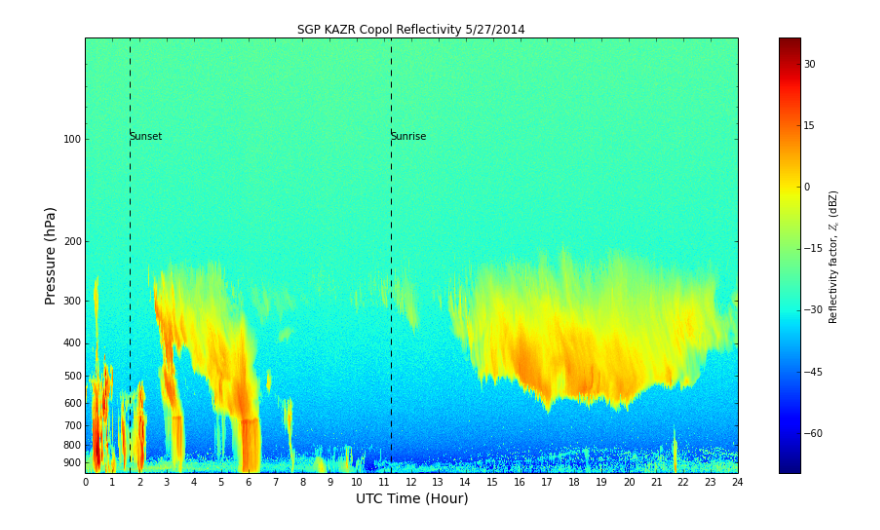
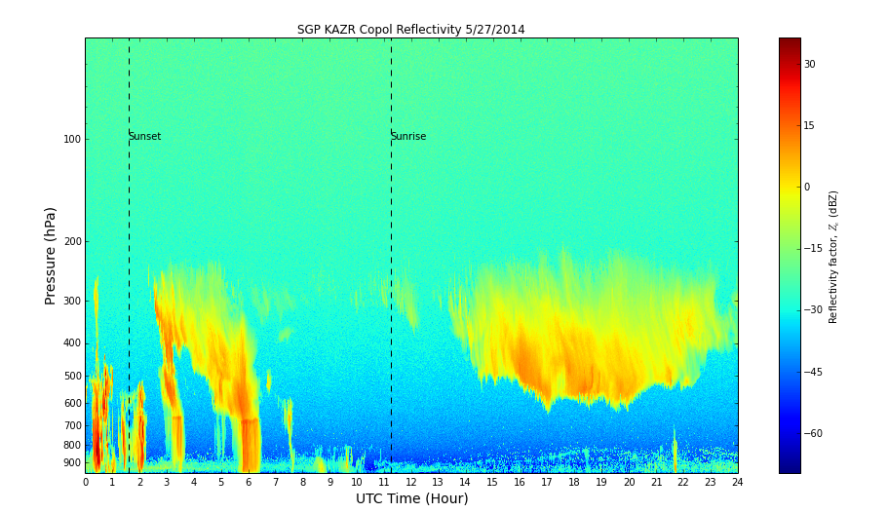
Before and after one commit to EVS-ATMOS/HRRR, a Jupyter notebook: notebooks/NetCDF Final Figure Template.ipynb, the cells around one changed output. Cells and saved outputs as stored; diff of their text form; code cells hidden in the pictures.

Commit message:
Added get_sun to final figure template

```diff
--- a/notebooks/NetCDF Final Figure Template.ipynb
+++ b/notebooks/NetCDF Final Figure Template.ipynb
@@ -10,3 +1,22 @@ from matplotlib.ticker import MultipleLocator, FormatStrFormatter
+# %%
+import numpy as np
+from scipy.io import netcdf
+import pyhrrr
+import datetime
+import matplotlib as mpl
+import matplotlib.pyplot as plt
+from matplotlib.ticker import MultipleLocator, FormatStrFormatter
+
+# Gather files and capture date
+radar = 'sgpkazrgeC1.a1.20140527.000002.cdf'
+sounding = 'sgpsondewnpnC1.b1.20140527.052800.custom.cdf'
+year = int(radar[15:19])
+month = int(radar[19:21])
+day = int(radar[21:23])
+f = netcdf.netcdf_file(string, 'r')
+s = netcdf.netcdf_file(sounding, 'r')
+
+%matplotlib inline
 # %%
 #Define Radar and Sounding Heights and Pressure
 psnd = s.variables['pres'][:]
@@ -16,6 +26,12 @@ prdr = []
 
 #Interpolation of radar pressure from the balloon sounding data
 prdr = np.interp(hrdr,hsnd,psnd)
+# %%
+#Use 'get_sun' function to find decimal UTC time for sunrise and sunset
+date = datetime.datetime(year,month,day)
+x = pyhrrr.get_sun(date = date,timeshift = 0)
+trise = x[0][0]
+tset = x[0][1]
 # %%
 fig = plt.figure(figsize = [15,8])
 plt.title( 'SGP KAZR Copol Reflectivity 5/27/2014' )
@@ -31,33 +47,31 @@ ax1 = plt.gca()
 ax1.set_yscale('log')
 ax1.set_ylim([max(prdr),min(prdr)])
 ax1.set_xlim([0, 24])
 
 # x axis
 xmajorLocator = MultipleLocator(1)
 ax1.xaxis.set_major_locator(xmajorLocator)
 xmajorFormatter = FormatStrFormatter('%d')
 ax1.xaxis.set_major_formatter(xmajorFormatter)
 
 # y axis
 ymajorLocator = MultipleLocator(100)
 ax1.yaxis.set_major_locator(ymajorLocator)
 ymajorFormatter = FormatStrFormatter('%d')
 ax1.yaxis.set_major_formatter(ymajorFormatter)
 
 # plot radar reflectivity
 pc1 = plt.pcolormesh(np.array(day), prdr, f.variables['reflectivity_copol'][:].transpose(), cmap='jet')
 
 # draw vertical lines for sunrise and sunset
-trise = float((6.+(14./60.))+5)
-tset = float(((20.+(39./60.))+5)-24)
 ax1.axvline(trise, linestyle='--', color='k')
 ax1.axvline(tset, linestyle='--', color='k')
 plt.gca()
 ax1.text(trise,100,'Sunrise')
 ax1.text(tset,100,'Sunset')
 
 # colorbar
 cb = plt.colorbar(ax=ax1,mappable=pc1,orientation='vertical')
 cb.set_label(r'Reflectivity factor, $Z_e$ (dBZ)')
 # %% [output]
-[figure, old version]
+[figure, new version]
```
Also changed, not shown: parts of 1 cell of this notebook, 1 other file.
